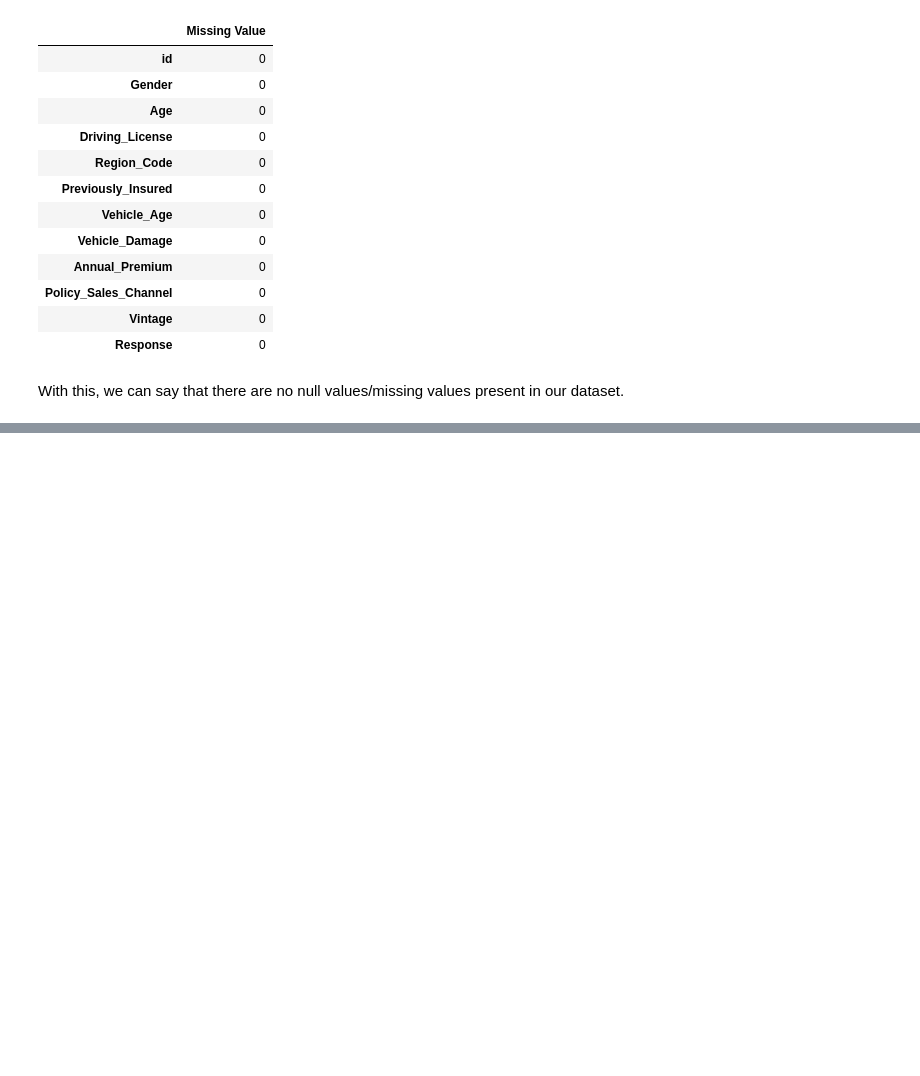
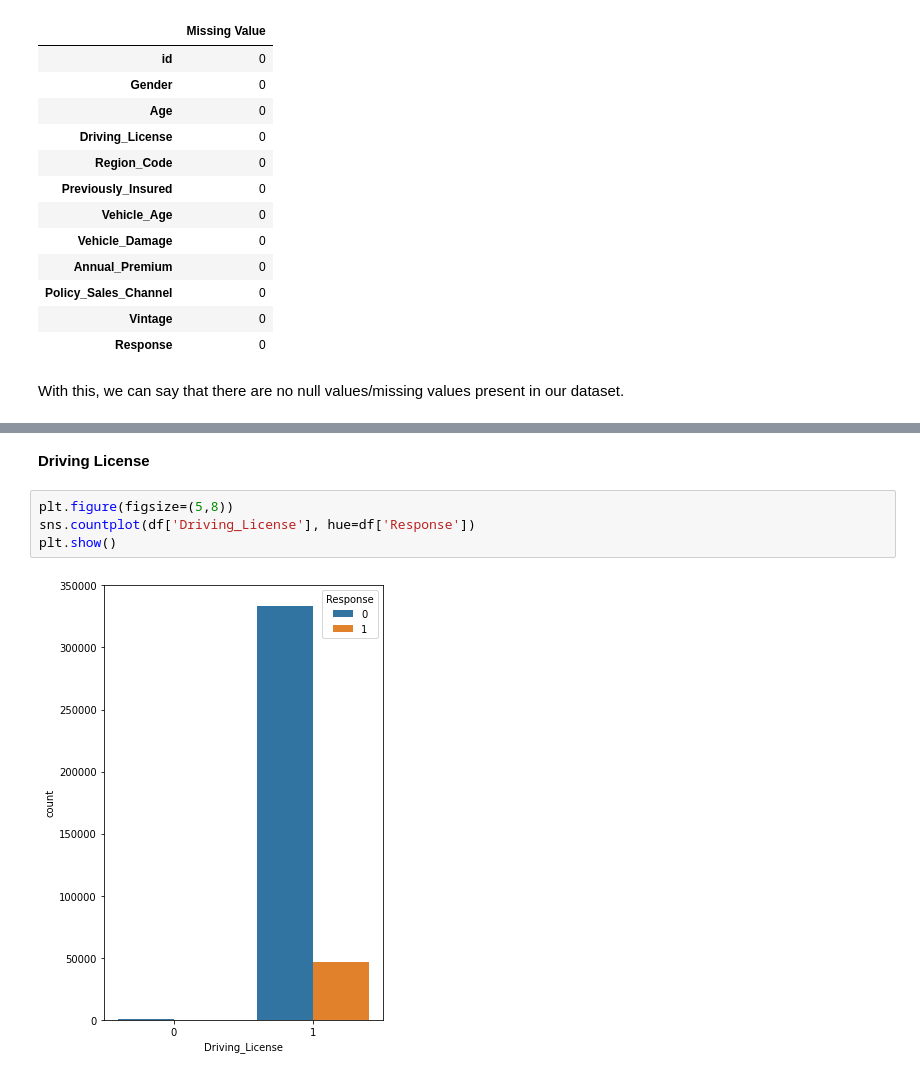
Before and after one commit to deepakpracheta/Health-Insurance-Cross-Sell-Prediction, a Jupyter notebook: HEALTH_INSURANCE_CROSS_SELL_PREDICTION.ipynb, the cells around one changed output, grey strips where cells are left out. Drawn from its saved outputs; the diff is of its cells as text; blank space fills up the shorter version.

```diff
--- a/HEALTH_INSURANCE_CROSS_SELL_PREDICTION.ipynb
+++ b/HEALTH_INSURANCE_CROSS_SELL_PREDICTION.ipynb
@@ -165,0 +312,8 @@ With this, we can say that there are no null values/missing values present in ou
+# %% [markdown]
+**Driving License**
+# %%
+plt.figure(figsize=(5,8))
+sns.countplot(df['Driving_License'], hue=df['Response'])
+plt.show()
+# %% [output]
+[figure, added]
```
Also changed, not shown: parts of 20 cells of this notebook.
